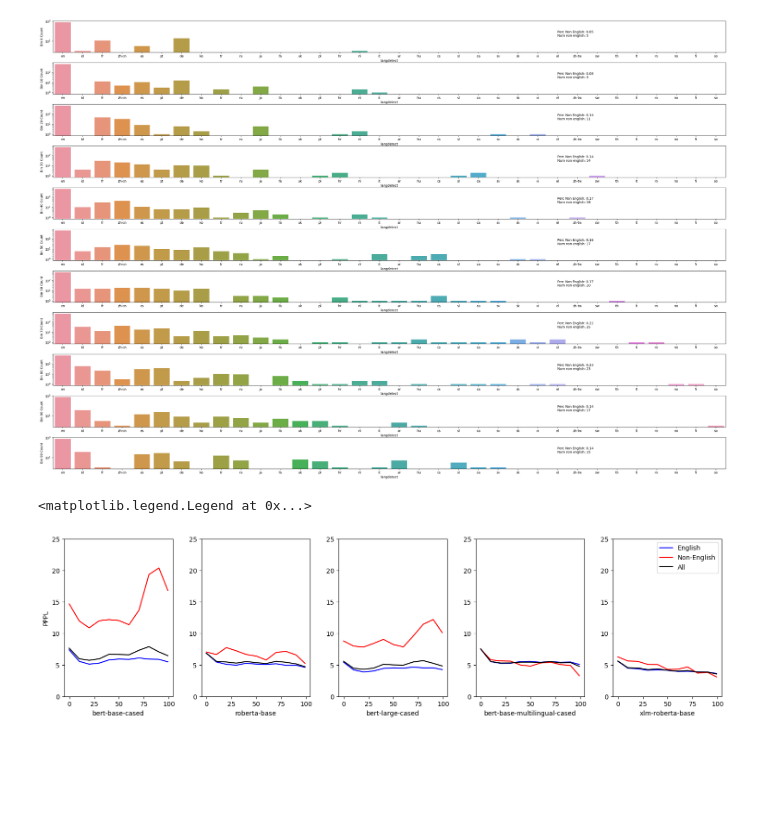
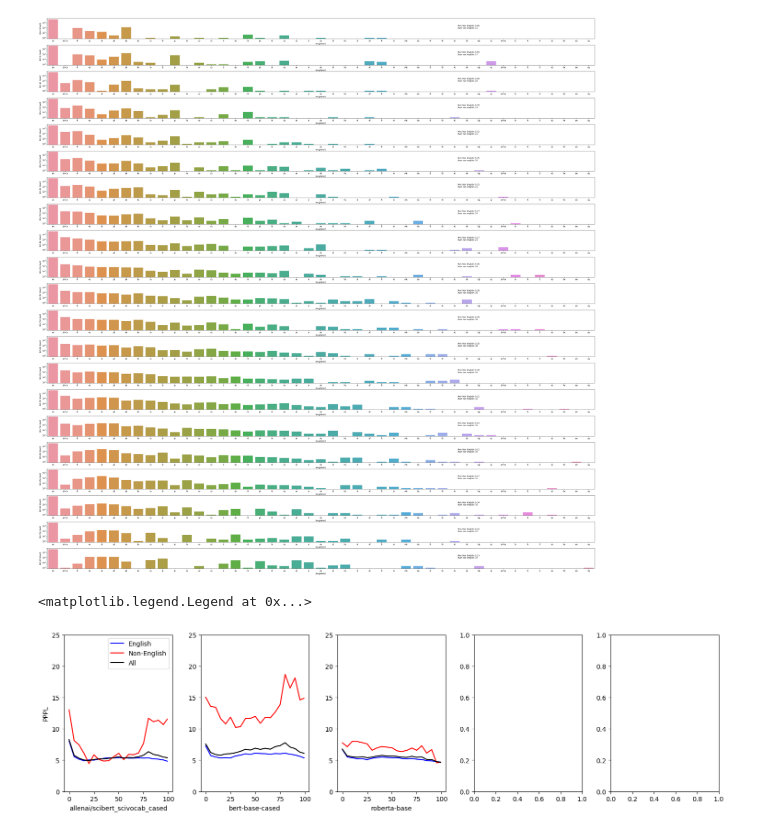
Before and after one commit to kwchurch/JSALT_Better_Together, a Jupyter notebook: lm_perplexity/vis/stratify_language.ipynb, the cells around one changed output. Saved outputs shown, nothing was run; the diff lists cells and outputs as text; code cells hidden in the pictures; blank space fills up the shorter version.

```diff
--- a/lm_perplexity/vis/stratify_language.ipynb
+++ b/lm_perplexity/vis/stratify_language.ipynb
@@ -29,28 +29,34 @@ def get_dict_of_df(df_dict, read_directory='../log_calculations/unified_outputs/
 # %%
 berts = {
     'filter_newline' : ['bert-base-cased', 'bert-large-cased'],
     'multilingual' : ['bert-base-multilingual-cased']
 }
 
+models = {
+    'every_5_5000' : ['allenai/scibert_scivocab_cased', 'bert-base-cased', 'roberta-base']
+}
+
+berts=models
+
 bert_dfs = get_dict_of_df(berts)
 bert_nps = get_dict_of_arrays(berts, fname_to_read='filtered_log_probs.npy', convert_for_plot=False)
 
-df = bert_dfs['bert-base-multilingual-cased']
-a = bert_nps['bert-base-multilingual-cased']
+df = bert_dfs['allenai/scibert_scivocab_cased']
+a = bert_nps['allenai/scibert_scivocab_cased']
 
 bins = df['bin'].unique()
 
-fig, ax = plt.subplots(len(bins), figsize=(30,20))
+fig, ax = plt.subplots(len(bins), figsize=(40,40))
 fig.tight_layout()
 
 for i, bin in zip(range(len(bins)), bins):
     sns.countplot(df[df['bin'] == bin], x='langdetect', log=True, order=df['langdetect'].value_counts().index, ax=ax[i])
     ax[i].set_ylabel(f'Bin {bin} Count')
     perc_non_english = 1 - df[df['bin'] == bin]['langdetect'].value_counts()['en'] / df[df['bin'] == bin]['langdetect'].value_counts().sum()
     num_non_english =  df[df['bin'] == bin]['langdetect'].value_counts().shape[0] - 1
     ax[i].text(0.75,0.5, transform=ax[i].transAxes, s=f'Perc Non English: {perc_non_english:.2f}\nNum non english: {num_non_english}')
 # %% [output]
-[figure, old version]
+[figure, new version]
 # %%
 def calculate_pppl(arr): # Expects input of shape (sample_size, max_seq_len). Calcualtes over all given samples
 
@@ -67,6 +73,11 @@ models = {
     'filter_newline' : ['bert-base-cased', 'roberta-base', 'bert-large-cased'],
     'multilingual' : ['bert-base-multilingual-cased', 'xlm-roberta-base']
 }
+
+models = {
+    'every_5_5000' : ['allenai/scibert_scivocab_cased', 'bert-base-cased', 'roberta-base']
+}
+
 
 model_dfs = get_dict_of_df(models)
 model_nps = get_dict_of_arrays(models, fname_to_read='filtered_log_probs.npy', convert_for_plot=False)
@@ -93,10 +104,10 @@ for i, (k,v) in enumerate(model_dfs.items()):
     ax[i].set_ylim(bottom=0.0, top=25.0)
     ax[i].set_xlabel(k)
 ax[0].set_ylabel('PPPL')
-ax[-1].legend()
+ax[0].legend()
 # %% [output]
 <matplotlib.legend.Legend at 0x...>
-[figure, old version]
+[figure, new version]
 # %%
 from transformers import AutoTokenizer
 
```
Also changed, not shown: parts of 2 cells of this notebook, 3 other files.
